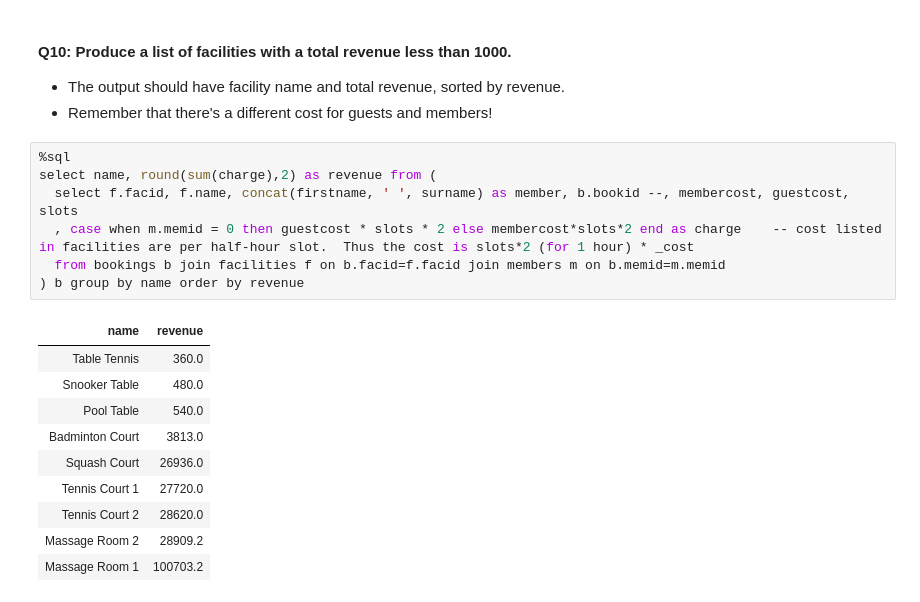
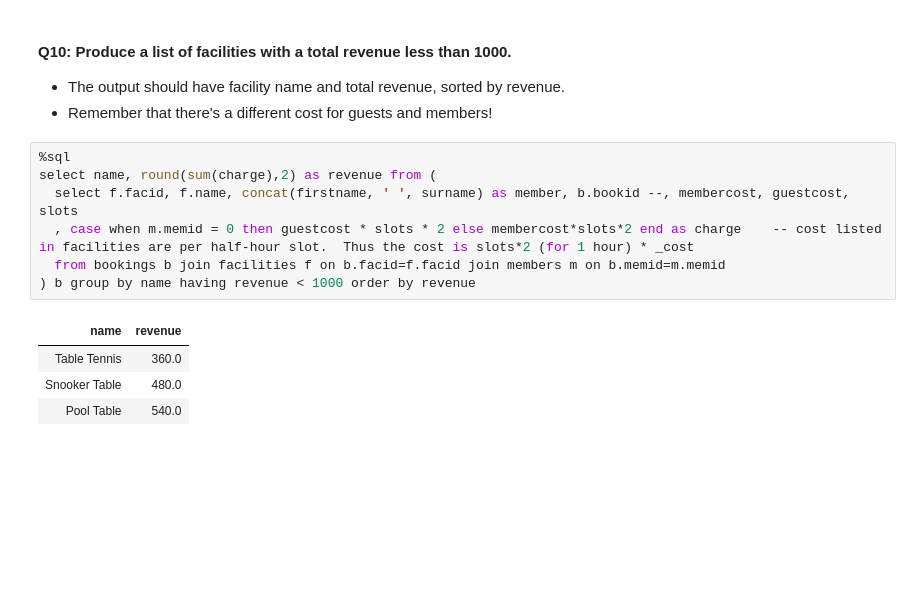
Before and after one commit to weboctave/mec-mini-projects, a Jupyter notebook: mec-5.6.6-sql-with-spark-mini-project/Mini_Project_SQL_with_Spark.ipynb, the cells around one changed output. Drawn from its saved outputs; the diff is of its cells as text; blank space fills up the shorter version.

```diff
--- a/mec-5.6.6-sql-with-spark-mini-project/Mini_Project_SQL_with_Spark.ipynb
+++ b/mec-5.6.6-sql-with-spark-mini-project/Mini_Project_SQL_with_Spark.ipynb
@@ -295,18 +295,12 @@ where charge > 30 order by charge desc
 # %%
 %sql
 select name, round(sum(charge),2) as revenue from (
   select f.facid, f.name, concat(firstname, ' ', surname) as member, b.bookid --, membercost, guestcost, slots
   , case when m.memid = 0 then guestcost * slots * 2 else membercost*slots*2 end as charge    -- cost listed in facilities are per half-hour slot.  Thus the cost is slots*2 (for 1 hour) * _cost
   from bookings b join facilities f on b.facid=f.facid join members m on b.memid=m.memid
-) b group by name order by revenue
+) b group by name having revenue < 1000 order by revenue
 # %% [output]
 | name | revenue |
 | Table Tennis | 360.0 |
 | Snooker Table | 480.0 |
 | Pool Table | 540.0 |
-| Badminton Court | 3813.0 |
-| Squash Court | 26936.0 |
-| Tennis Court 1 | 27720.0 |
-| Tennis Court 2 | 28620.0 |
-| Massage Room 2 | 28909.2 |
-| Massage Room 1 | 100703.2 |
```
